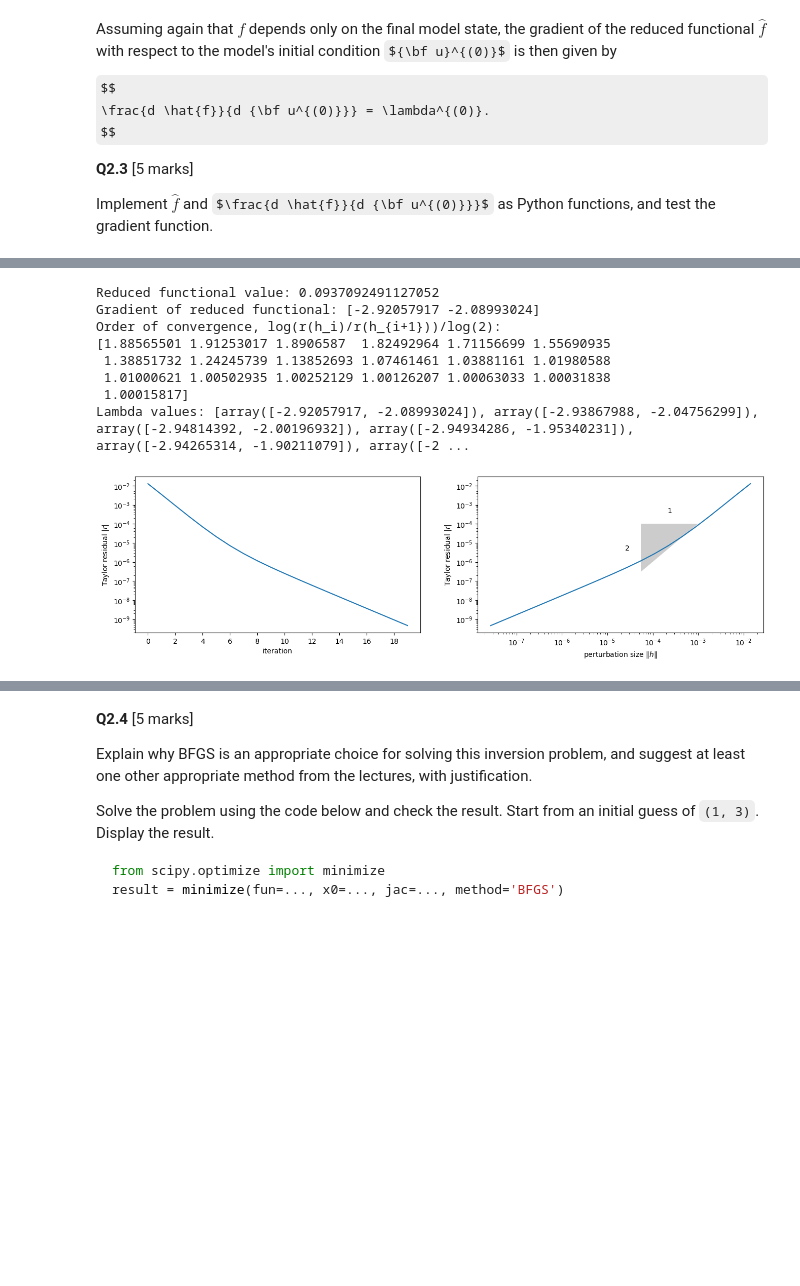
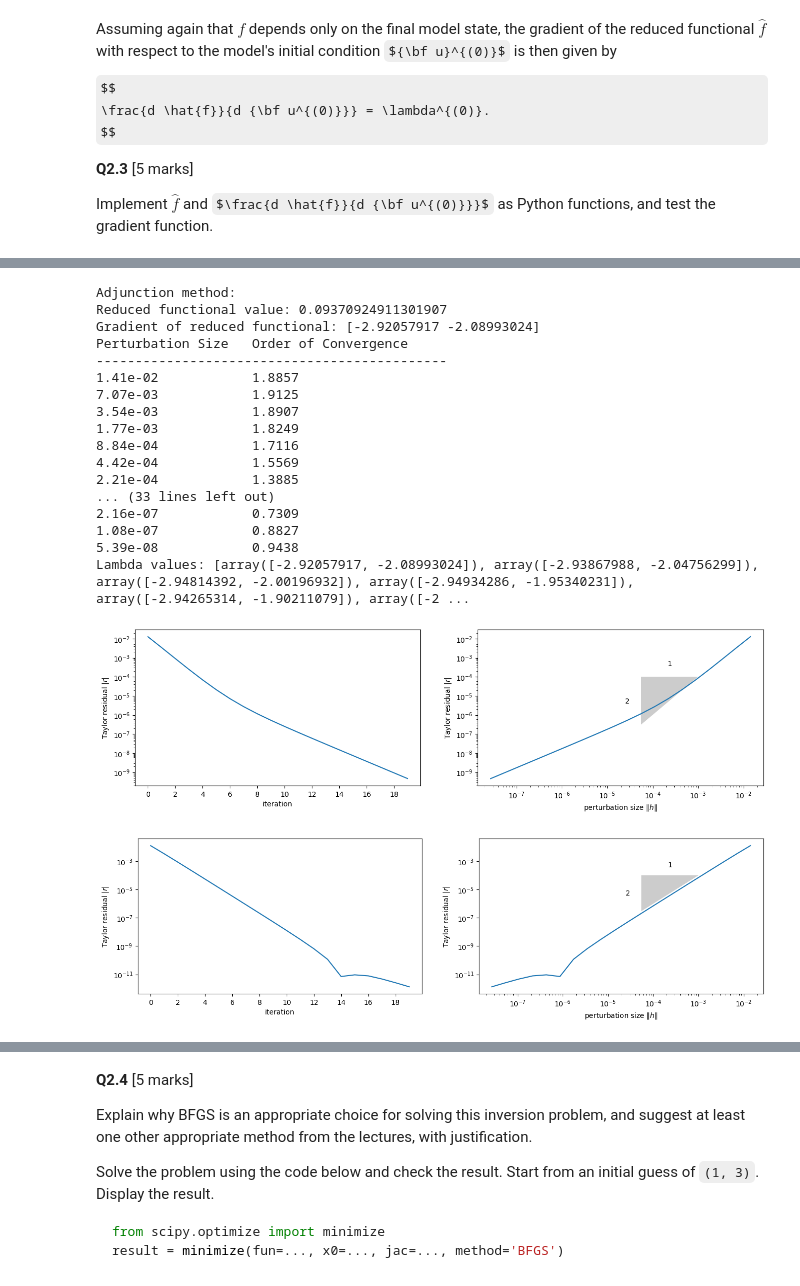
Before and after one commit to benedikt-samwer/inversion_and_optimization_2, a Jupyter notebook: Assessment2_pt2.ipynb, the cells around one changed output, grey strips where cells are left out. Cells and saved outputs as stored; diff of their text form; code cells hidden in the pictures; some formulas as TeX source; blank space fills up the shorter version.

```diff
--- a/Assessment2_pt2.ipynb
+++ b/Assessment2_pt2.ipynb
@@ -791,40 +901,90 @@ def dfhat_dm(m, n_steps=50, dt=0.05, A=1, B=3, uhat=np.array([0.87075507, 2.4519
     # Solve the adjoint equation to get lambda^(0)
     lambda_0, _ = solve_adjoint_eqn(forward_soln, uhat, dt, A, B)
 
     return lambda_0
 
+def dfhat_dm_fd(u0, epsilon=1e-6, n_steps=50, dt=0.05, A=1, B=3, uhat=np.array([0.87075507, 2.4519925])):
+    """
+    Computes the gradient of fhat with respect to u0 using finite differences.
+
+    Parameters:
+    u0 (numpy array): Initial condition, e.g., [u(0), v(0)]
+    epsilon (float, optional): Small perturbation for finite differences (default=1e-6)
+    n_steps (int, optional): Number of timesteps for the forward model (default=50)
+    dt (float, optional): Time step size (default=0.05)
+    A (float, optional): Parameter A (default=1)
+    B (float, optional): Parameter B (default=3)
+    uhat (numpy array, optional): Target state for comparison (default=[0.87075507, 2.4519925])
+
+    Returns:
+    numpy array: Approximate gradient [df/du0, df/dv0]
+    """
+    # Initialize gradient array with same shape as u0
+    grad = np.zeros_like(u0, dtype=float)
+
+    # Compute the base functional value
+    f_base = fhat(u0, n_steps, dt, A, B, uhat)
+
+    # Loop over each component of u0
+    for i in range(len(u0)):
+        # Create a copy of u0 and perturb the i-th component
+        u0_perturbed = u0.copy()
+        u0_perturbed[i] += epsilon
+
+        # Compute the perturbed functional value
+        f_perturbed = fhat(u0_perturbed, n_steps, dt, A, B, uhat)
+
+        # Approximate the partial derivative
+        grad[i] = (f_perturbed - f_base) / epsilon
+
+    return grad
+
 
 # Define a test initial condition
 m_test = np.array([1.01, 3.01])
 
 # Compute \hat{f}(m)
 fhat_value = fhat(m_test)
 
 # Compute gradient d\hat{f}/dm
 dfhat_dm_value = dfhat_dm(m_test)
-
+print("Adjunction method:")
 print("Reduced functional value:", fhat_value)
 print("Gradient of reduced functional:", dfhat_dm_value)
-
 
 # Define test parameters
 m_test = np.array([1.01, 3.01], dtype=np.float128)
 h0 = np.array([1e-2, 1e-2], dtype=np.float128)
-
-
 # Run the Taylor test
 taylor_test(fhat, dfhat_dm, m_test, h0)
+# Compute gradient d\hat{f}/dm
+dfhat_dm_value = dfhat_dm(m_test)
+print("Finite differences method:")
+print("Reduced functional value:", fhat_value)
+print("Gradient of reduced functional:", dfhat_dm_value)
+taylor_test(fhat, dfhat_dm_fd, m_test, h0)
+
 
 m_test = np.array([1.01, 3.01])
 lambda_0_test, lambda_values_test = solve_adjoint_eqn(timestepper(m_test, 50), uhat)
 print("Lambda values:", lambda_values_test)
 # %% [output]
-Reduced functional value: 0.0937092491127052
+Adjunction method:
+Reduced functional value: 0.09370924911301907
 Gradient of reduced functional: [-2.92057917 -2.08993024]
-Order of convergence, log(r(h_i)/r(h_{i+1}))/log(2):
-[1.88565501 1.91253017 1.8906587  1.82492964 1.71156699 1.55690935
- 1.38851732 1.24245739 1.13852693 1.07461461 1.03881161 1.01980588
- 1.01000621 1.00502935 1.00252129 1.00126207 1.00063033 1.00031838
- 1.00015817]
+Perturbation Size   Order of Convergence
+---------------------------------------------
+1.41e-02            1.8857
+7.07e-03            1.9125
+3.54e-03            1.8907
+1.77e-03            1.8249
+8.84e-04            1.7116
+4.42e-04            1.5569
+2.21e-04            1.3885
+... (33 lines left out)
+2.16e-07            0.7309
+1.08e-07            0.8827
+5.39e-08            0.9438
 Lambda values: [array([-2.92057917, -2.08993024]), array([-2.93867988, -2.04756299]), array([-2.94814392, -2.00196932]), array([-2.94934286, -1.95340231]), array([-2.94265314, -1.90211079]), array([-2 ...
 [figure]
+[figure, added]
```
Also changed, not shown: parts of 26 cells of this notebook, 2 other files.
